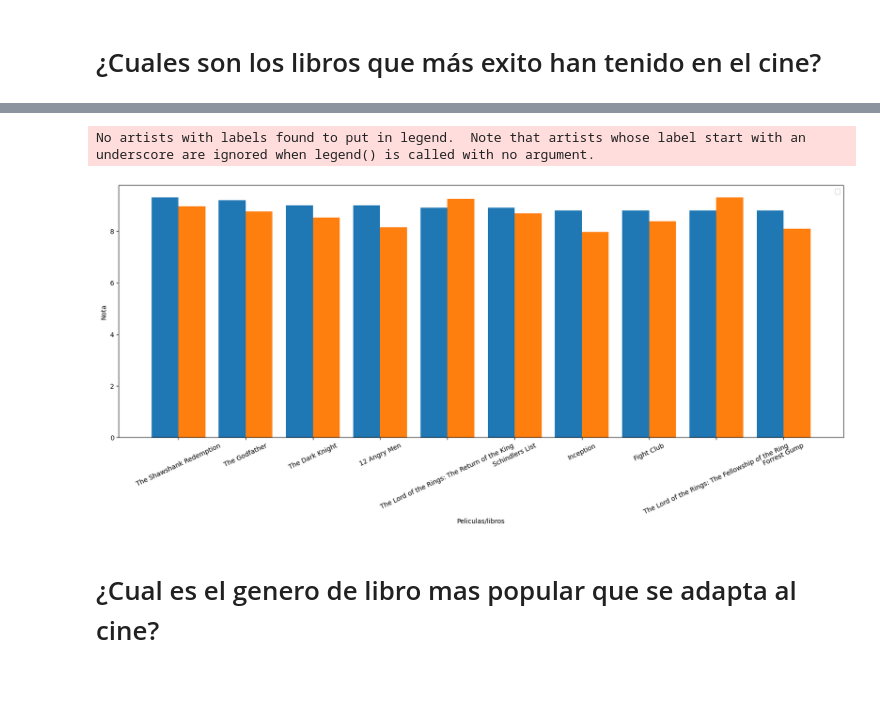
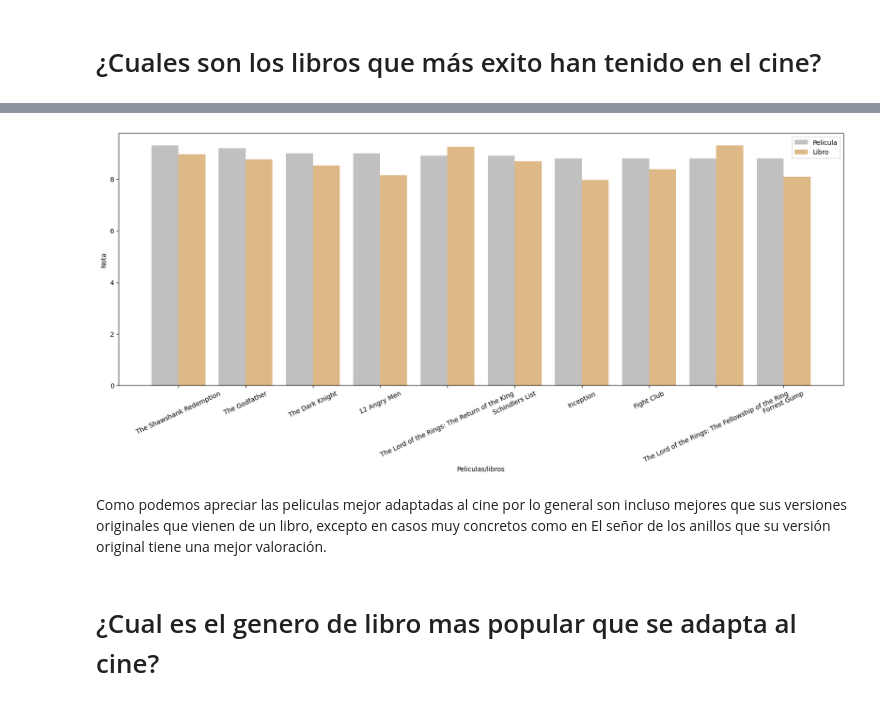
Before and after one commit to Slivered/Proyecto_1, a Jupyter notebook: Notebooks/Visualización.ipynb, the cells around one changed output, grey strips where cells are left out. Drawn from its saved outputs; the diff is of its cells as text; code cells hidden in the pictures.

```diff
--- a/Notebooks/Visualización.ipynb
+++ b/Notebooks/Visualización.ipynb
@@ -84,21 +71,22 @@ top10_movie_adapt
 # %%
-# create data
+
 x = np.arange(10)
 y1 = top10_movie_adapt["IMDB_rating"]
 y2 = top10_movie_adapt["Nota_promedio_libro"]
 width = 0.40
+
 plt.xlabel("Peliculas/libros")
 plt.ylabel("Nota")
-# plot data in grouped manner of bar type
-
 plt.rcParams['figure.figsize'] = [20, 7]
-plt.bar(x-0.2, y1, width)
-plt.bar(x+0.2, y2, width)
+plt.bar(x-0.2, y1,width,color="silver")
+plt.bar(x+0.2, y2, width,color="burlywood")
 plt.xticks(x,top10_movie_adapt["Series_Title"],rotation=25)
-plt.legend(bbox_to_anchor=(1, 1));
+plt.legend(['Pelicula','Libro']);
 # %% [output]
-No artists with labels found to put in legend.  Note that artists whose label start with an underscore are ignored when legend() is called with no argument.
-[figure, old version]
+[figure, new version]
+# %% [markdown]
+Como podemos apreciar las peliculas mejor adaptadas al cine por lo general son incluso mejores que sus versiones originales que vienen de un libro, excepto en casos muy
+concretos como en El señor de los anillos que su versión original tiene una mejor valoración.
 # %% [markdown]
 # ¿Cual es el genero de libro mas popular que se adapta al cine?
 # %%
```
Also changed, not shown: parts of 4 cells of this notebook, 5 other files.
